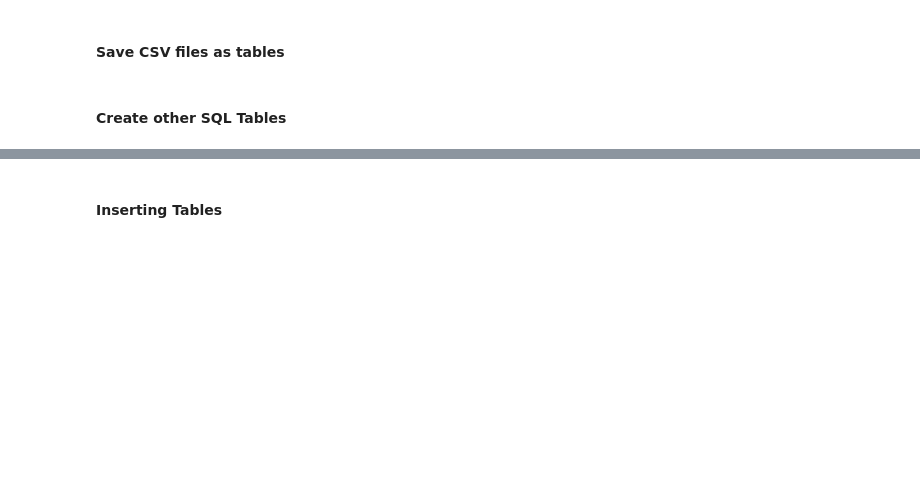
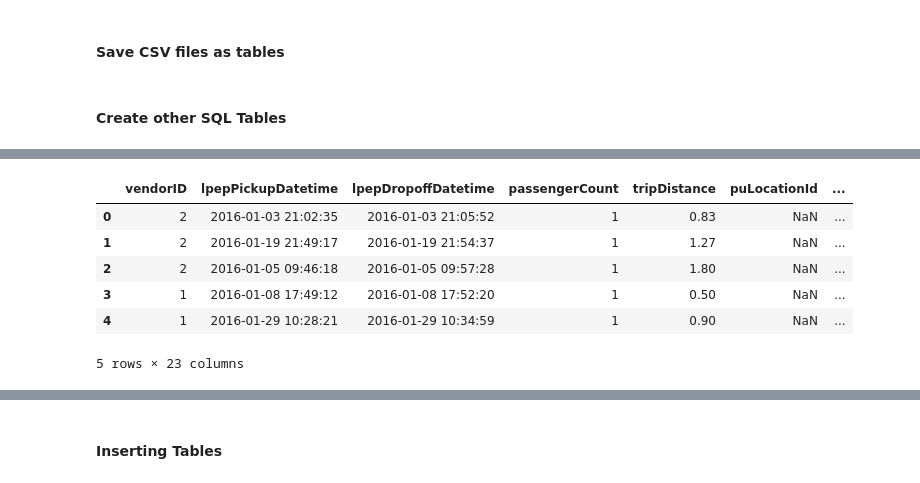
Before and after one commit to jomedinagomez/RAG_process, a Jupyter notebook: Traditional_RAG/Pull_Indexer/AzureSQL_DB/load_data/SQLDB_upload_data.ipynb, the cells around one changed output, grey strips where cells are left out. Cells and saved outputs as stored; diff of their text form; code cells hidden in the pictures; blank space fills up the shorter version.

Commit message:
updating data

```diff
--- a/Traditional_RAG/Pull_Indexer/AzureSQL_DB/load_data/SQLDB_upload_data.ipynb
+++ b/Traditional_RAG/Pull_Indexer/AzureSQL_DB/load_data/SQLDB_upload_data.ipynb
@@ -110,0 +115,3 @@ cursor.commit()
+# %%
+relative_path = "../../../../data/processed/structured/"
+files = os.listdir(relative_path)
@@ -110,0 +129,10 @@ cursor.commit()
+# %%
+pd.read_csv(relative_path+"greenTaxiData.csv").head()
+# %% [output]
+|  | vendorID | lpepPickupDatetime | lpepDropoffDatetime | passengerCount | tripDistance | puLocationId | ... |
+| 0 | 2 | 2016-01-03 21:02:35 | 2016-01-03 21:05:52 | 1 | 0.83 | NaN | ... |
+| 1 | 2 | 2016-01-19 21:49:17 | 2016-01-19 21:54:37 | 1 | 1.27 | NaN | ... |
+| 2 | 2 | 2016-01-05 09:46:18 | 2016-01-05 09:57:28 | 1 | 1.80 | NaN | ... |
+| 3 | 1 | 2016-01-08 17:49:12 | 2016-01-08 17:52:20 | 1 | 0.50 | NaN | ... |
+| 4 | 1 | 2016-01-29 10:28:21 | 2016-01-29 10:34:59 | 1 | 0.90 | NaN | ... |
+5 rows × 23 columns
```
Also changed, not shown: parts of 11 cells of this notebook, 31 other files.
